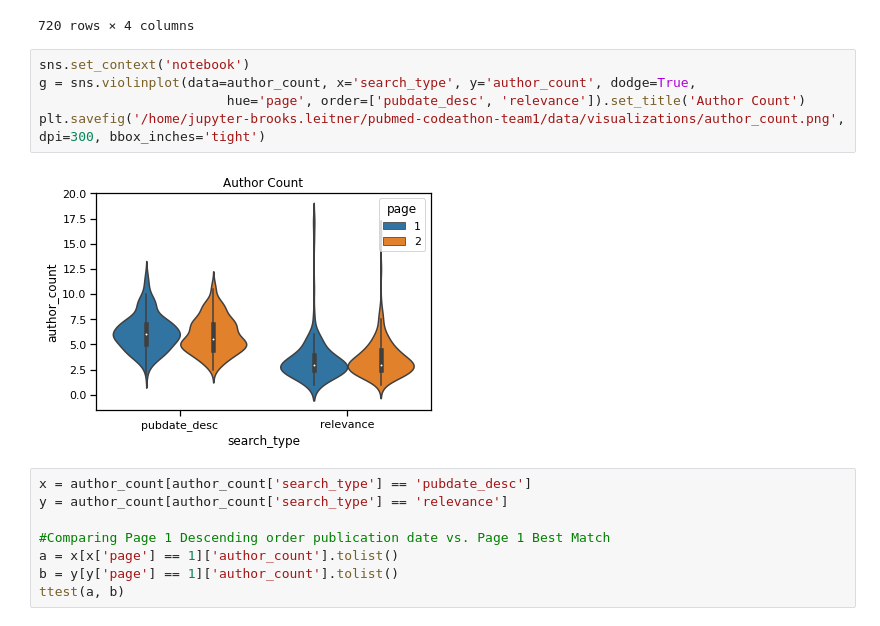
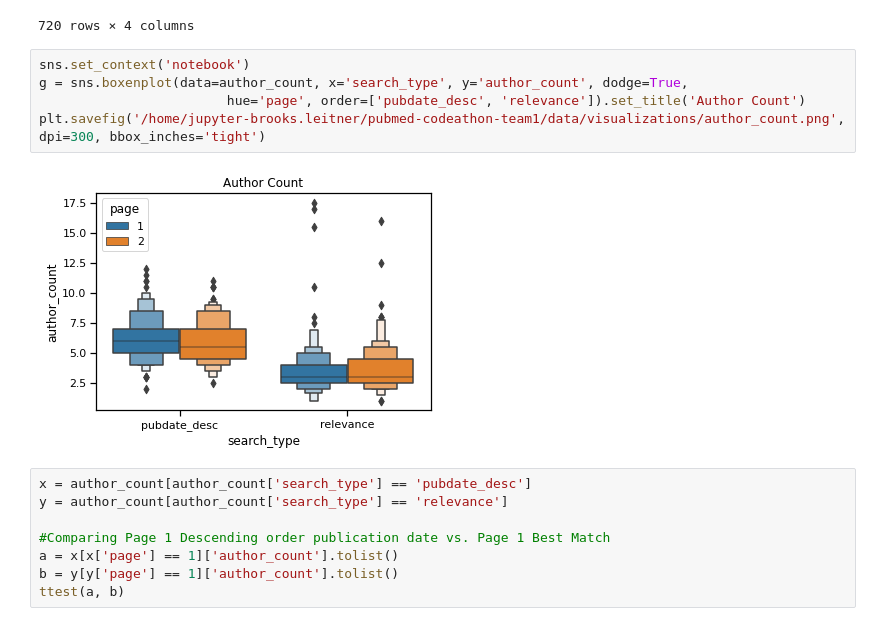
Before and after one commit to NCBI-Codeathons/pubmed-codeathon-team1, a Jupyter notebook: notebooks/data_visualizations_bl.ipynb, the cells around one changed output. Drawn from its saved outputs; the diff is of its cells as text.

```diff
--- a/notebooks/data_visualizations_bl.ipynb
+++ b/notebooks/data_visualizations_bl.ipynb
@@ -441,11 +443,11 @@ author_count
 720 rows × 4 columns
 # %%
 sns.set_context('notebook')
-g = sns.violinplot(data=author_count, x='search_type', y='author_count', dodge=True,
+g = sns.boxenplot(data=author_count, x='search_type', y='author_count', dodge=True,
                         hue='page', order=['pubdate_desc', 'relevance']).set_title('Author Count')
 plt.savefig('/home/jupyter-brooks.leitner/pubmed-codeathon-team1/data/visualizations/author_count.png', dpi=300, bbox_inches='tight')
 # %% [output]
-[figure, old version]
+[figure, new version]
 # %%
 x = author_count[author_count['search_type'] == 'pubdate_desc']
 y = author_count[author_count['search_type'] == 'relevance']
```
Also changed, not shown: parts of 16 cells of this notebook, 1 other file.
